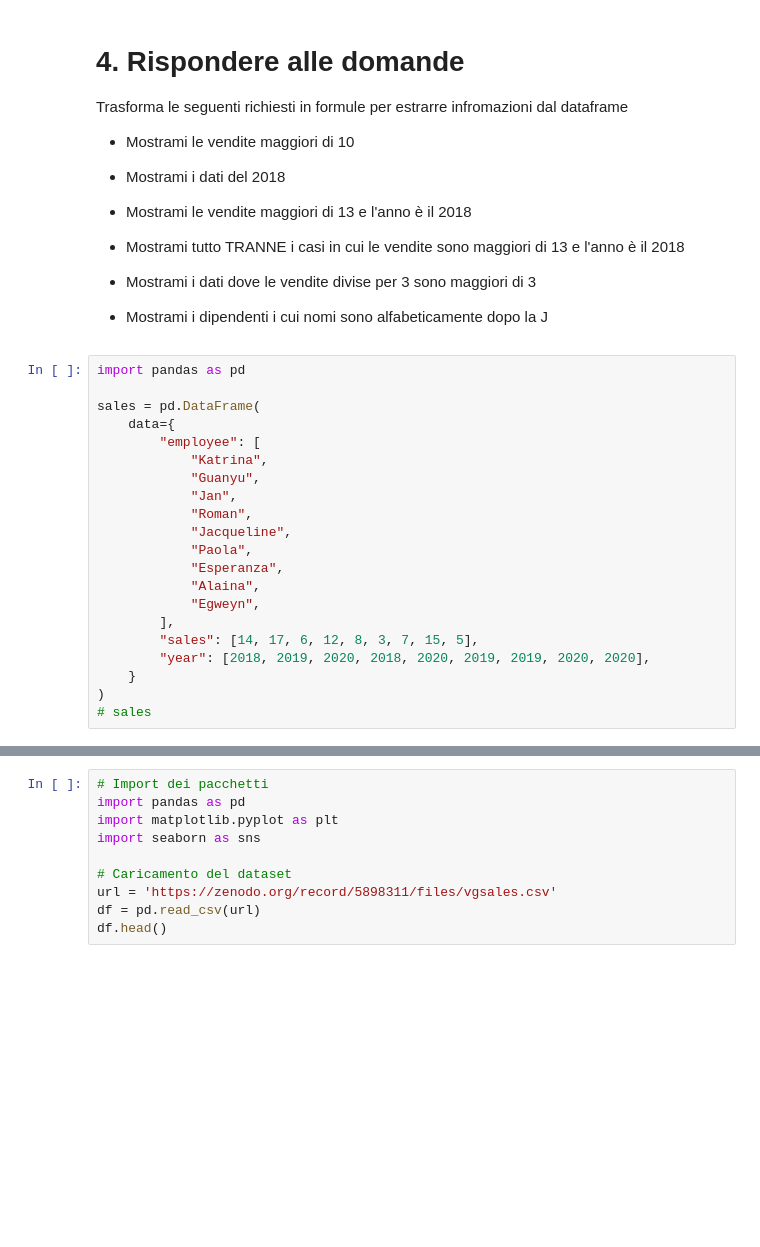
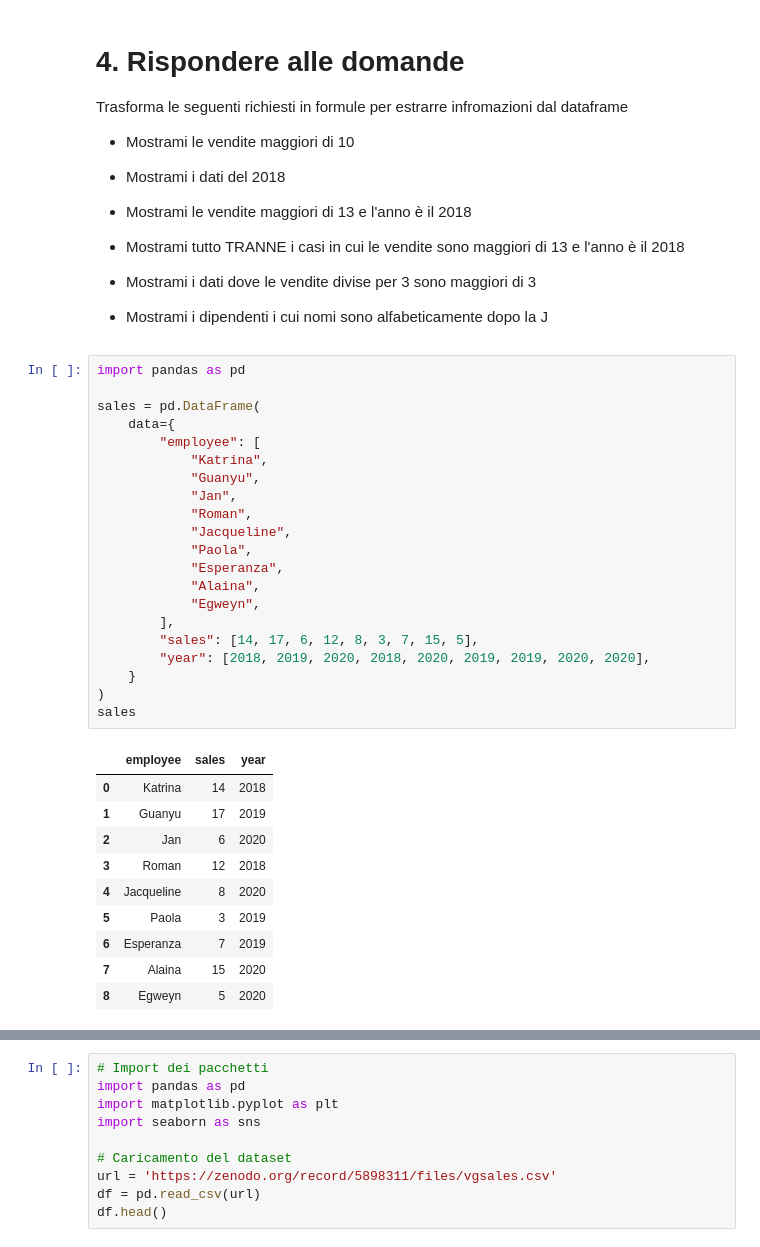
Before and after one commit to Loic166/ProgrammingLab2, a Jupyter notebook: 5_Esercizi_lez_5.ipynb, the cells around one changed output, grey strips where cells are left out. Drawn from its saved outputs; the diff is of its cells as text; blank space fills up the shorter version.

```diff
--- a/5_Esercizi_lez_5.ipynb
+++ b/5_Esercizi_lez_5.ipynb
@@ -15,21 +15,32 @@ Trasforma le seguenti richiesti in formule per estrarre infromazioni dal datafra
 # %%
 import pandas as pd
 
 sales = pd.DataFrame(
     data={
         "employee": [
             "Katrina",
             "Guanyu",
             "Jan",
             "Roman",
             "Jacqueline",
             "Paola",
             "Esperanza",
             "Alaina",
             "Egweyn",
         ],
         "sales": [14, 17, 6, 12, 8, 3, 7, 15, 5],
         "year": [2018, 2019, 2020, 2018, 2020, 2019, 2019, 2020, 2020],
     }
 )
-# sales
+sales
+# %% [output]
+|  | employee | sales | year |
+| 0 | Katrina | 14 | 2018 |
+| 1 | Guanyu | 17 | 2019 |
+| 2 | Jan | 6 | 2020 |
+| 3 | Roman | 12 | 2018 |
+| 4 | Jacqueline | 8 | 2020 |
+| 5 | Paola | 3 | 2019 |
+| 6 | Esperanza | 7 | 2019 |
+| 7 | Alaina | 15 | 2020 |
+| 8 | Egweyn | 5 | 2020 |
```
Also changed, not shown: parts of 10 cells of this notebook.
